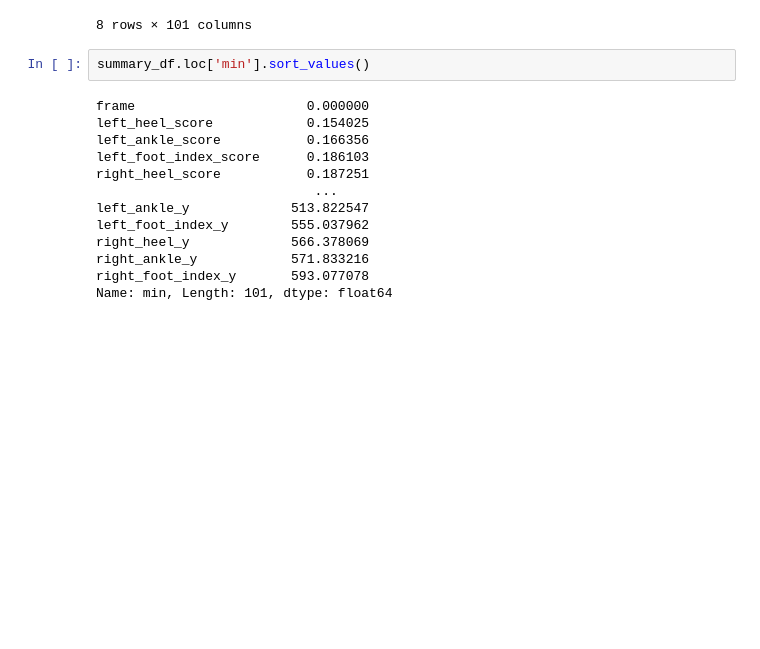
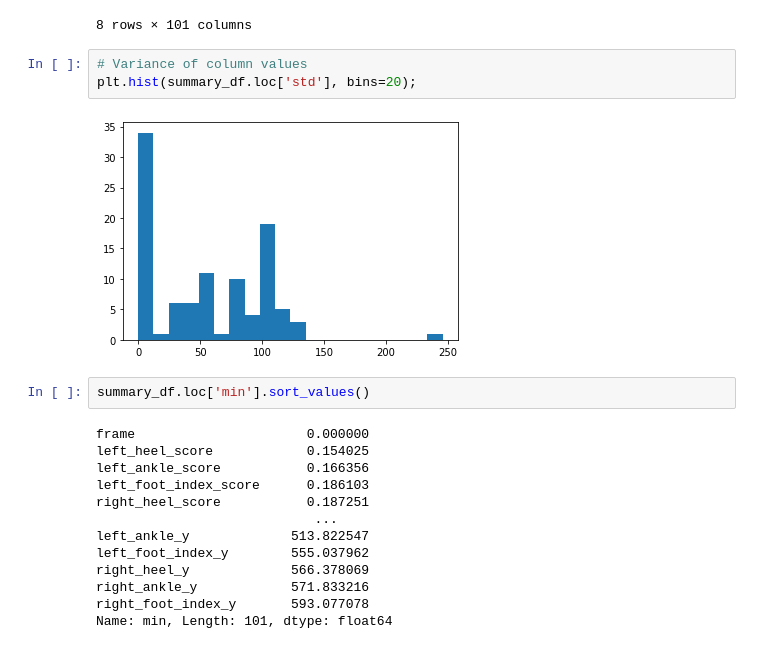
Before and after one commit to tiilt-lab/sport_analytics, a Jupyter notebook: mmla_ia_analysis/EDA.ipynb, the cells around one changed output. Cells and saved outputs as stored; diff of their text form; blank space fills up the shorter version.

```diff
--- a/mmla_ia_analysis/EDA.ipynb
+++ b/mmla_ia_analysis/EDA.ipynb
@@ -69,6 +69,11 @@ summary_df
 | 75% | 638.000000 | 748.726913 | 756.296776 | 761.045221 | 765.332345 | 741.813403 | 737.186855 | ... |
 | max | 850.000000 | 1122.756815 | 1124.752398 | 1128.341038 | 1131.238066 | 1112.882427 | 1107.571944 | ... |
 8 rows × 101 columns
+# %%
+# Variance of column values
+plt.hist(summary_df.loc['std'], bins=20);
+# %% [output]
+[figure, added]
 # %%
 summary_df.loc['min'].sort_values()
 # %% [output]
```
Also changed, not shown: parts of 7 cells of this notebook.
